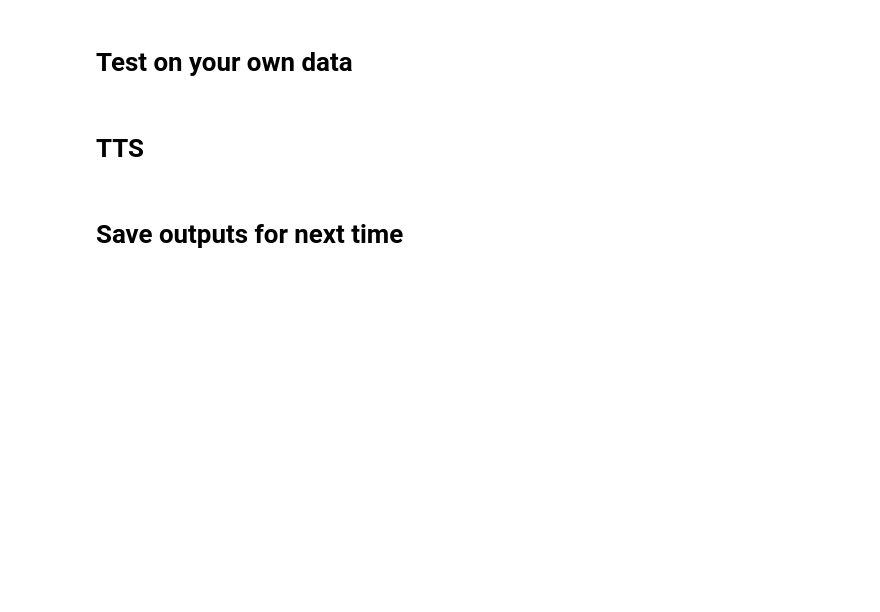
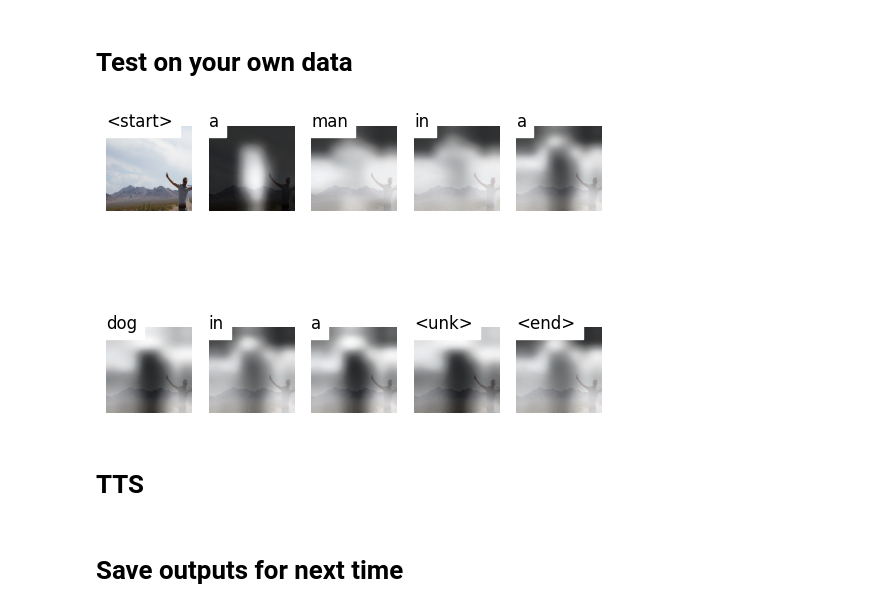
Before and after one commit to raziie/image-captioning-app, a Jupyter notebook: image-caption-generation.ipynb, the cells around one changed output. Cells and saved outputs as stored; diff of their text form; code cells hidden in the pictures; blank space fills up the shorter version.

Commit message:
add other metrices and test on new data with attention visualization

```diff
--- a/image-caption-generation.ipynb
+++ b/image-caption-generation.ipynb
@@ -501,12 +532,13 @@ class Decoder(nn.Module):
         self.dropout = nn.Dropout(p=self.dropout)
         self.sigmoid = nn.Sigmoid()
         self.fc = nn.Linear(decoder_dim, vocab_size)  # linear layer to find scores over vocabulary
-    #     self.init_weights()  # initialize some layers with the uniform distribution for easier convergence
+        # When you are not loading pre-trained embeddings
+        self.init_weights()  # initialize some layers with the uniform distribution for easier convergence
 
-    # def init_weights(self):
-    #     self.embedding.weight.data.uniform_(-0.1, 0.1)
-    #     self.fc.bias.data.fill_(0)
-    #     self.fc.weight.data.uniform_(-0.1, 0.1)
+    def init_weights(self):
+        self.embedding.weight.data.uniform_(-0.1, 0.1)
+        self.fc.bias.data.fill_(0)
+        self.fc.weight.data.uniform_(-0.1, 0.1)
 
     def init_states(self, encoder_out):
         # Using the encoder’s mean feature (instead of zeros) gives the LSTM a starting point informed by the image content
@@ -598,7 +630,7 @@ attention_dim = 256  # dimension of attention linear layers
 decoder_dim = 256  # dimension of decoder RNN
 dropout = 0.5
 vocab_size = len(shared_vocab)
-encoder_dim = 1280
+encoder_dim = encoder_dim
 # encoder
 fine_tune_encoder = True
 
@@ -1073,7 +1097,17 @@ def generate_caption_beam_search(encoder, decoder, image, vocab, beam_size=5, ma
 
         step += 1
 
-    i = complete_seqs_scores.index(max(complete_seqs_scores))
+    if len(complete_seqs_scores) == 0:
+        # No <end> was reached by any sequence — fall back to the best incomplete one
+        complete_seqs = seqs.tolist()
+        complete_seqs_alpha = seqs_alpha.tolist()
+        complete_seqs_scores = top_k_scores
+
+    else:
+        complete_seqs_scores = torch.tensor(complete_seqs_scores)  # Turn list into tensor for indexing
+
+    i = complete_seqs_scores.argmax().item()
+    # i = complete_seqs_scores.index(max(complete_seqs_scores))
     seq = complete_seqs[i]
     alphas = complete_seqs_alpha[i]
 
@@ -1169,7 +1239,7 @@ def visualize_att(image_path, seq, alphas, vocab, smooth=True):
             break
         # Sets up a subplot grid of 5 columns.
         # Row count is calculated based on caption length.
-        plt.subplot(np.ceil(len(words) / 5.), 5, t + 1)
+        plt.subplot(int(np.ceil(len(words) / 5.)), 5, t + 1)
         # Writes the word above the image.
         plt.text(0, 1, '%s' % (words[t]), color='black', backgroundcolor='white', fontsize=12)
         # Displays the base image.
@@ -1201,35 +1271,35 @@ def visualize_att(image_path, seq, alphas, vocab, smooth=True):
 # 1.Load the model
 best_checkpoint_path = 'checkpoint_best.pth'
 checkpoint = torch.load(best_checkpoint_path, map_location=str(device))
 decoder = checkpoint['decoder'].to(device)
 encoder = checkpoint['encoder'].to(device)
 decoder.eval()
 encoder.eval()
 
 # 2.Load vocab
 with open('vocab.pkl', 'rb') as f:
     vocab = pickle.load(f)
 
 # 3.Read and preprocess image
 image_folder = "/kaggle/input/flickr-image-dataset/flickr30k_images/flickr30k_images/"
 random_img_name = random.choice(os.listdir(image_folder))
 img_path = image_folder + random_img_name
-img = imread(img_path)
+img = Image.open(img_path).convert("RGB")
 transform = transforms.Compose([
     transforms.Resize((256, 256)),  # Resize to 256x256
     transforms.ToTensor(),          # Convert to tensor
     transforms.Normalize(mean=[0.485, 0.456, 0.406], std=[0.229, 0.224, 0.225])  # Normalize for pre-trained models
 ])
-# necessary???
-img = torch.FloatTensor(img).to(device)
 img = transform(img)  # (3, 256, 256)
 
 # 4.Encode, decode with attention and beam search
 beam_size = 3
 seq, alphas = generate_caption_beam_search(encoder, decoder, img, vocab, beam_size)
 alphas = torch.FloatTensor(alphas)
 
 # 5.Visualize caption and attention of best sequence
 visualize_att(img_path, seq, alphas, vocab, smooth=True)
+# %% [output]
+[figure, added]
 # %% [markdown]
 # TTS
```
Also changed, not shown: parts of 13 cells of this notebook.
